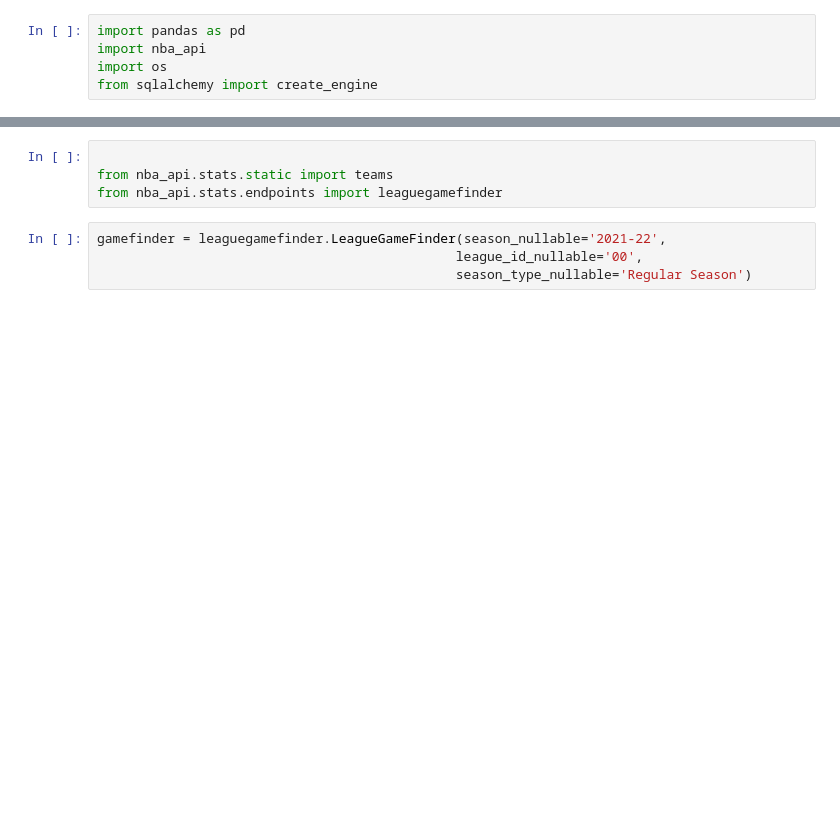
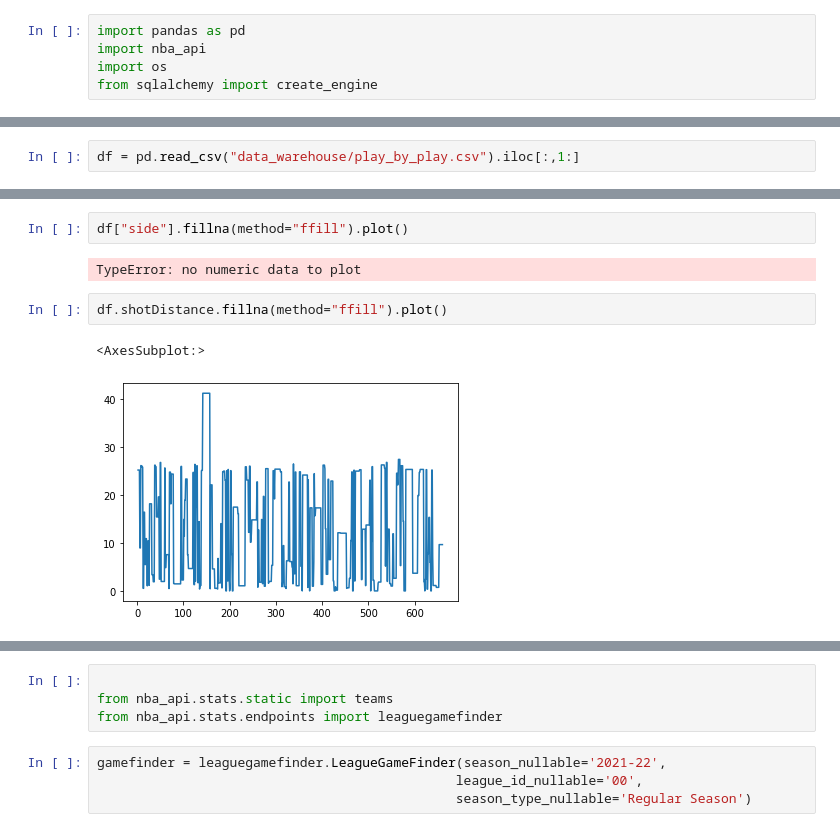
Before and after one commit to Mcruz-G/sportique, a Jupyter notebook: sportique.ipynb, the cells around one changed output, grey strips where cells are left out. Drawn from its saved outputs; the diff is of its cells as text; blank space fills up the shorter version.

```diff
--- a/sportique.ipynb
+++ b/sportique.ipynb
@@ -41,0 +26,2 @@ game_ids_data = pd.read_sql(queries["game_ids"], db_paths["games_db"])
+# %%
+df = pd.read_csv("data_warehouse/play_by_play.csv").iloc[:,1:]
@@ -41,0 +47,9 @@ game_ids_data = pd.read_sql(queries["game_ids"], db_paths["games_db"])
+# %%
+df["side"].fillna(method="ffill").plot()
+# %% [output]
+TypeError: no numeric data to plot
+# %%
+df.shotDistance.fillna(method="ffill").plot()
+# %% [output]
+<AxesSubplot:>
+[figure, added]
```
Also changed, not shown: parts of 7 cells of this notebook, 16 other files.
